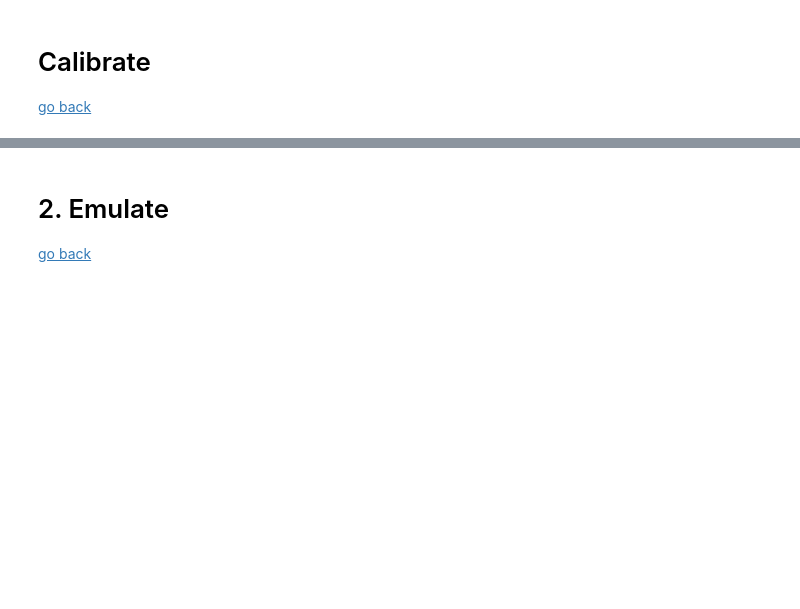
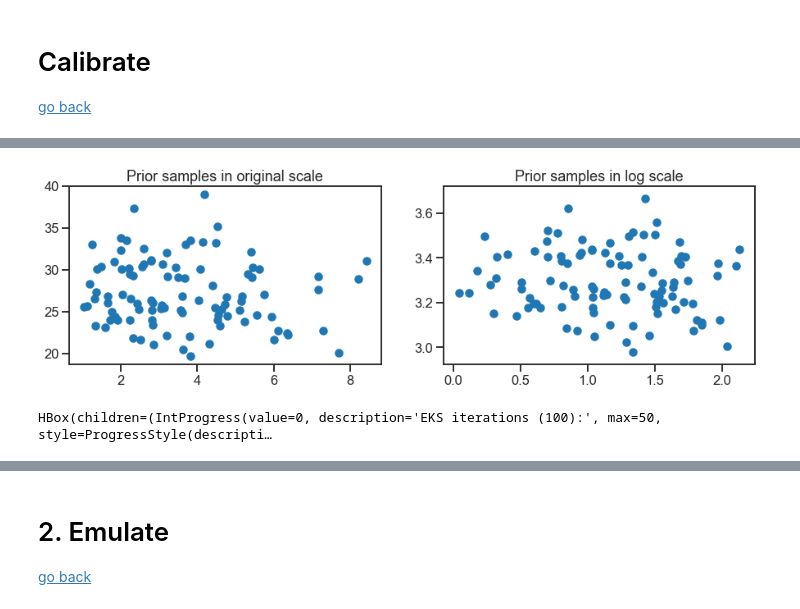
Before and after one commit to agarbuno/ces, a Jupyter notebook: examples/notebooks/lorenz63.ipynb, the cells around one changed output, grey strips where cells are left out. Cells and saved outputs as stored; diff of their text form; code cells hidden in the pictures; blank space fills up the shorter version.

```diff
--- a/examples/notebooks/lorenz63.ipynb
+++ b/examples/notebooks/lorenz63.ipynb
@@ -252,0 +78,18 @@ fig.tight_layout(rect=[0, 0.03, 1, 0.95])
+# %%
+n_obs = 9                               # number of observations
+ustar = np.array([[np.log(28.)], [np.log(8./3)]])      # true parameters
+p = 2                                   # parameter dimensionality
+
+# Generate data
+np.random.seed(1)
+# ws = integrate.odeint(lorenz2d, w0, t, args = (28., 8./3))
+xs, ys, zs = ws[:,0], ws[:,1], ws[:,2]
+ws = [xs, ys, zs, xs**2, ys**2, zs**2, xs*ys, xs*zs, ys*zs]
+
+# Compute the means of windows of size 10.
+# Allow for a spinup of 30 units of time and gather results
+wt = np.asarray([xs[-1], ys[-1], zs[-1]])
+gs = [np.asarray(pd.Series(k).rolling(window = int(T_roll * dt)).mean()) for k in ws]
+Gamma = np.cov(np.asarray(gs)[:,t>T_spinup])
+# y_obs = np.asarray(gs)[:,-1]
+y_obs = np.asarray(gs)[:,t>T_spinup].mean(axis = 1)
@@ -252,0 +109,33 @@ fig.tight_layout(rect=[0, 0.03, 1, 0.95])
+# %%
+Jnoise = np.linalg.cholesky(Gamma)
+J      = 100
+
+T_eks     = 60
+steps_eks = int(T_eks * dt)
+t_eks     = np.linspace(0, T_eks, steps_eks + 1)
+
+eks = EnsembleKalmanSampler(p = p, n_obs = n_obs, J = J)
+eks.ustar    = ustar
+eks.T        = 50
+eks.mu       = np.array([3.3, 1.2]).reshape(2,-1)
+eks.sigma    = np.diag([0.15**2, 0.5**2])
+
+eks.parallel = True
+eks.mute_bar = True
+
+np.random.seed(2016)
+# np.random.seed(1988)
+# U0 = np.random.uniform(1,30, [eks.p, eks.J])
+U0 = eks.mu + eks.sigma**0.5 @ np.random.normal(0, 1, [eks.p, eks.J])
+# %%
+fig, axes = plt.subplots(1, 2, figsize = (15, 4))
+axes[0].scatter(np.exp(U0[1]), np.exp(U0[0]))
+axes[0].set_title('Prior samples in original scale');
+axes[1].scatter(U0[1], U0[0])
+axes[1].set_title('Prior samples in log scale');
+# %% [output]
+[figure, added]
+# %%
+eks.run(y_obs, U0, model, Gamma, Jnoise, wt = wt, t = t_eks)
+# %% [output]
+HBox(children=(IntProgress(value=0, description='EKS iterations (100):', max=50, style=ProgressStyle(descripti…
```
Also changed, not shown: parts of 179 cells of this notebook, 3 other files.
